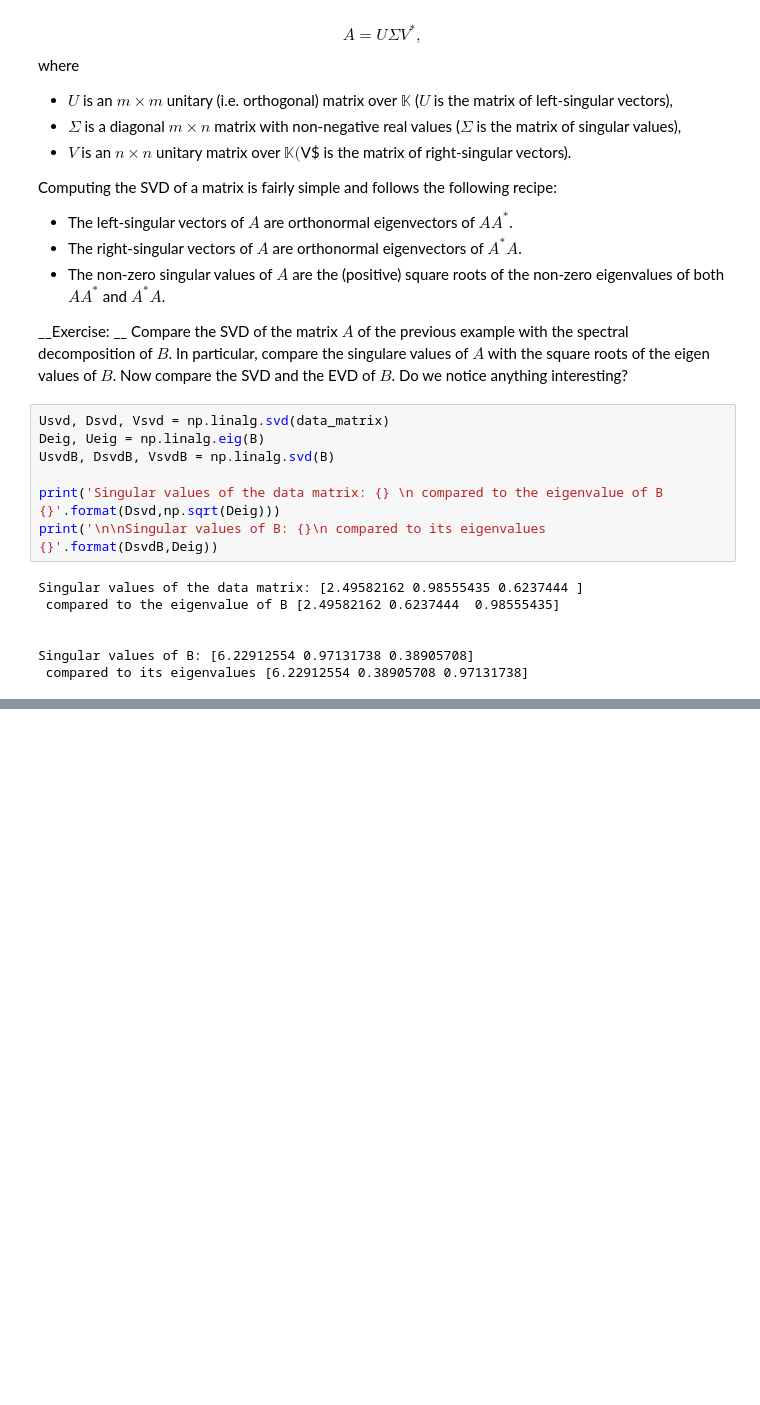
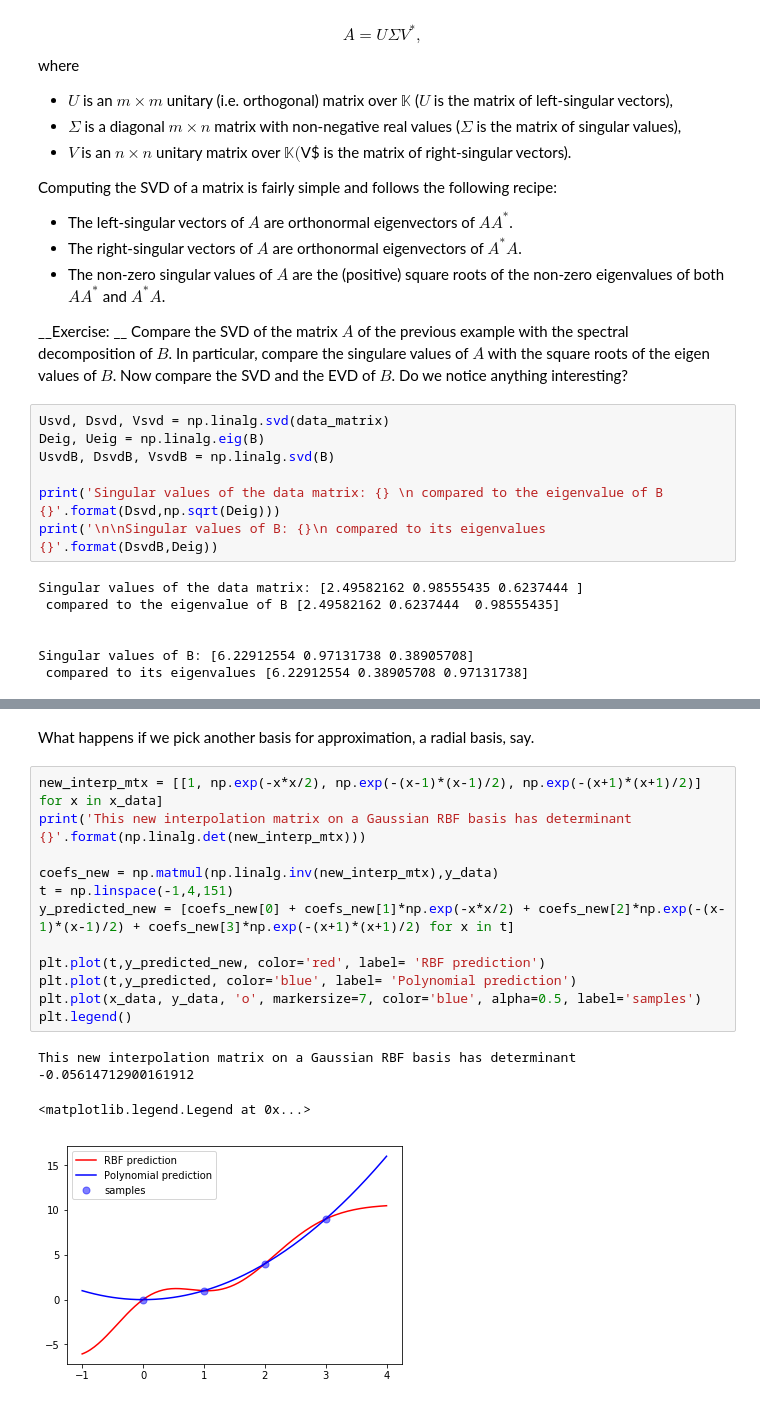
Before and after one commit to jlbouchot/JupyterExamples, a Jupyter notebook: MathsForDataScience.ipynb, the cells around one changed output, grey strips where cells are left out. Drawn from its saved outputs; the diff is of its cells as text; blank space fills up the shorter version.

```diff
--- a/MathsForDataScience.ipynb
+++ b/MathsForDataScience.ipynb
@@ -290,0 +291,18 @@ What happens in case the measurement device is not ideal? Problem with noise.
+# %% [markdown]
+What happens if we pick another basis for approximation, a radial basis, say.
+# %%
+new_interp_mtx = [[1, np.exp(-x*x/2), np.exp(-(x-1)*(x-1)/2), np.exp(-(x+1)*(x+1)/2)] for x in x_data]
+print('This new interpolation matrix on a Gaussian RBF basis has determinant {}'.format(np.linalg.det(new_interp_mtx)))
+
+coefs_new = np.matmul(np.linalg.inv(new_interp_mtx),y_data)
+t = np.linspace(-1,4,151)
+y_predicted_new = [coefs_new[0] + coefs_new[1]*np.exp(-x*x/2) + coefs_new[2]*np.exp(-(x-1)*(x-1)/2) + coefs_new[3]*np.exp(-(x+1)*(x+1)/2) for x in t]
+
+plt.plot(t,y_predicted_new, color='red', label= 'RBF prediction')
+plt.plot(t,y_predicted, color='blue', label= 'Polynomial prediction')
+plt.plot(x_data, y_data, 'o', markersize=7, color='blue', alpha=0.5, label='samples')
+plt.legend()
+# %% [output]
+This new interpolation matrix on a Gaussian RBF basis has determinant -0.05614712900161912
+<matplotlib.legend.Legend at 0x...>
+[figure, added]
```
Also changed, not shown: parts of 5 cells of this notebook.
